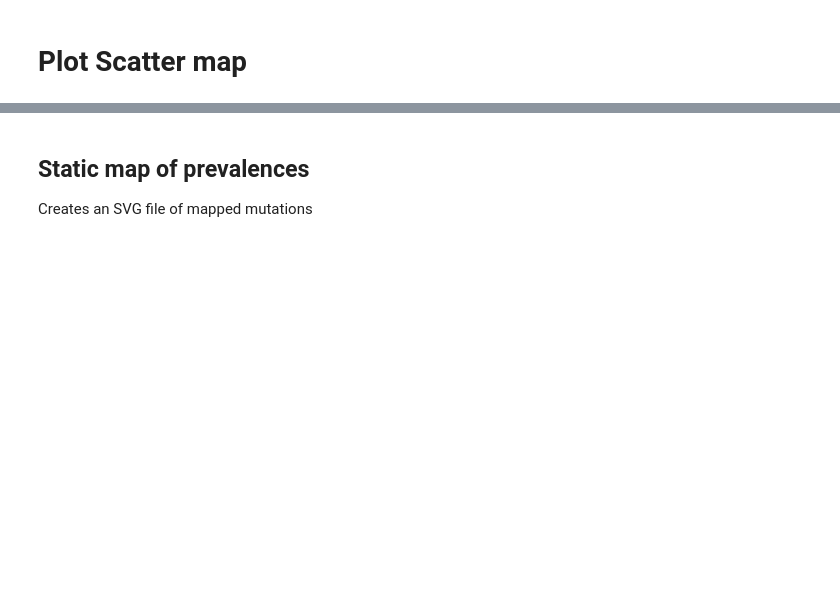
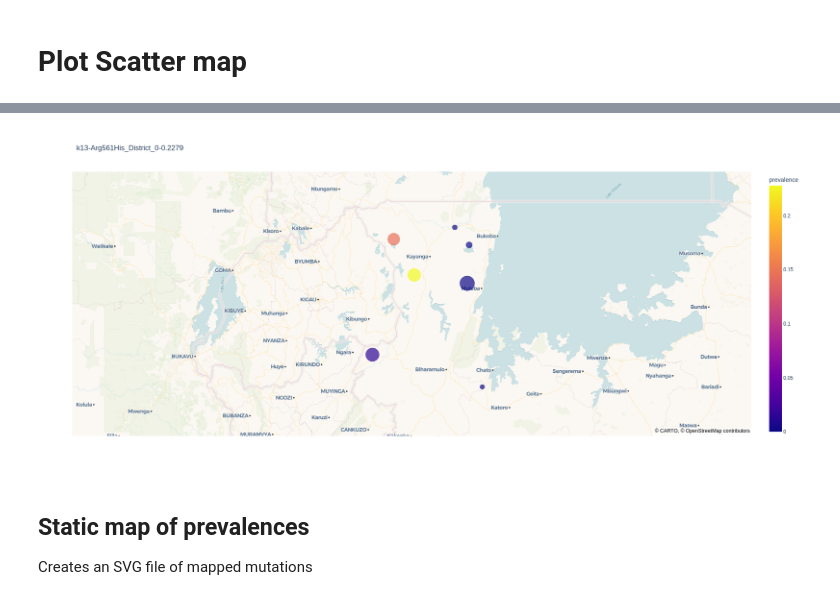
Before and after one commit to bailey-lab/msmt_dr_longitudinal_21-23, a Jupyter notebook: AA_table_visualization/variant_graphing.ipynb, the cells around one changed output, grey strips where cells are left out. Cells and saved outputs as stored; diff of their text form; code cells hidden in the pictures; blank space fills up the shorter version.

Commit message:
updated variant_graphing

```diff
--- a/AA_table_visualization/variant_graphing.ipynb
+++ b/AA_table_visualization/variant_graphing.ipynb
@@ -10,9 +10,9 @@ The count tables are intended to be as "raw" as possible. In this part of the an
 5. (optional) - apply additional filtering for re-evaluation of prevalence data.
 # %%
 # Edit
-output_folder = '2021_output'
+output_folder = '2021_3_1_output'
 mutation_count_file = "longitudinal_AA_tables/2021_AA_tables/alternate_AA_table.csv"
-mutation_coverage_file = "longitudinal_AA_tables/2021_AA_tables/alternate_AA_table.csv"
+mutation_coverage_file = "longitudinal_AA_tables/2021_AA_tables/coverage_AA_table.csv"
 metadata_table = "cleaned_metadata/2021_cleaned_kagera_metadata.csv"
 
 # how many reads (or, more accurately, UMIs) do we need spanning the genomic coordinates of a mutation in order to
@@ -98,24 +120,26 @@ display(variant)
 # %%
 # Reads in a country using the dropdown menu (above) or the (currently commented out) manual values below
 # RUN
 chosen_country=country.value
 chosen_variant=variant.value
 zoom_level=country_shortcuts[chosen_country]['zoom']
 latitude=country_shortcuts[chosen_country]['lat']
 longitude=country_shortcuts[chosen_country]['lon']
 # OPTIONAL USER INPUT:
 # You can override the values above and set a custom zoom level and centering below by commenting these lines in
-#zoom_level=4.8
-#latitude=1.5
-#longitude=32
+zoom_level=7.4
+latitude=-2
+longitude=31
 
 # graphs the mutation of interest
 fig = bg.make_detail_graph(chosen_variant, summary_column, output_folder, zoom_level, latitude, longitude)
 fig.show()
 title_string=f'{chosen_variant}_{summary_column}'
 fig.write_image(os.path.join(output_folder, title_string+'.svg'))
 fig.write_image(os.path.join(output_folder, title_string+'.png'))
 fig.write_html(os.path.join(output_folder, title_string+'.html'))
+# %% [output]
+[figure, added]
 # %% [markdown]
 ## Static map of prevalences
 Creates an SVG file of mapped mutations
```
Also changed, not shown: parts of 3 cells of this notebook, 1 other file.
